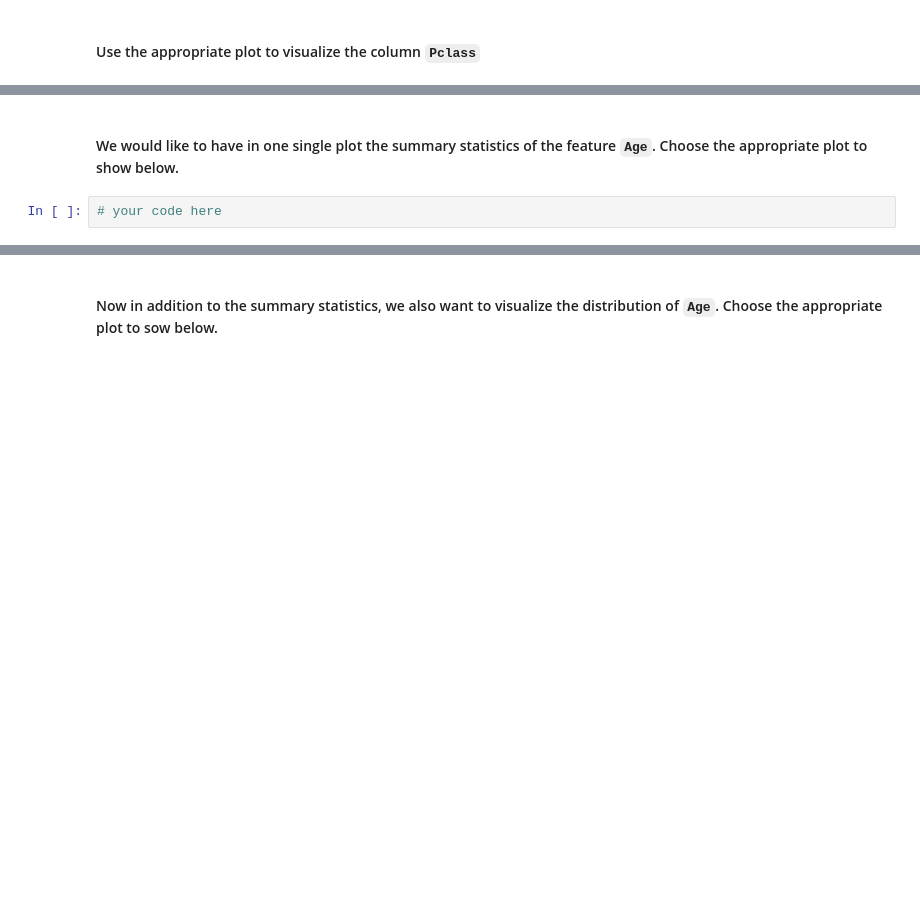
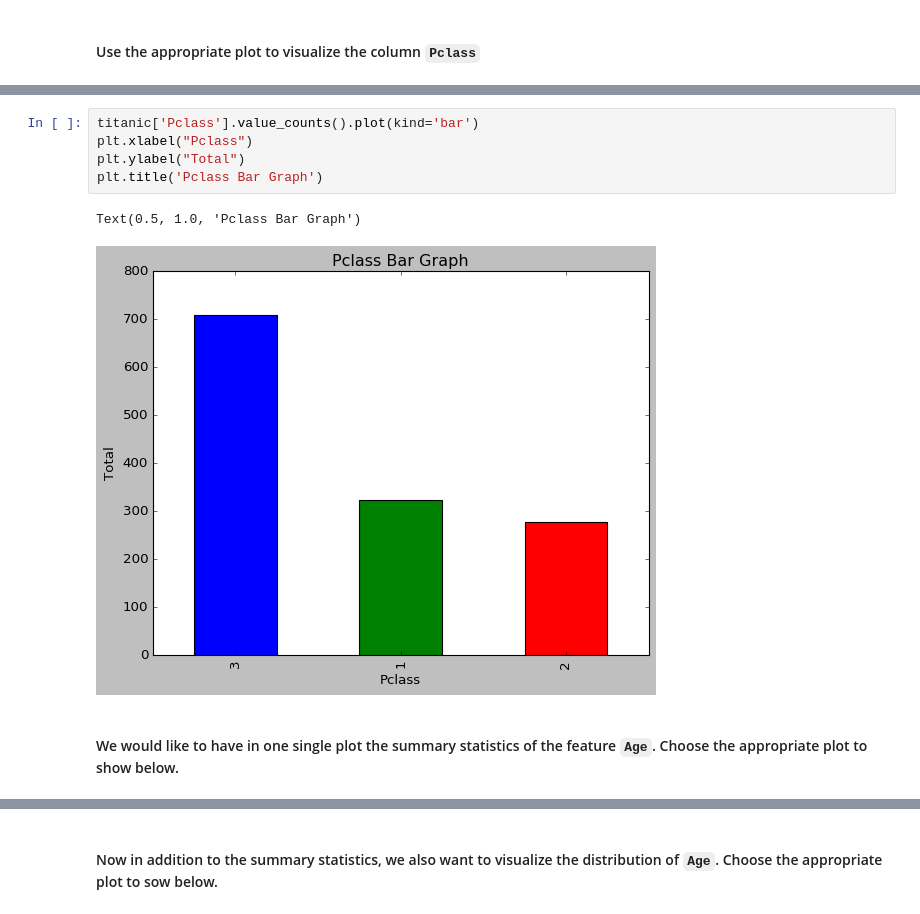
Before and after one commit to marisfont/madrid-oct-2018, a Jupyter notebook: module-2/lab-matplotlib-seaborn/your-code/challenge-3.ipynb, the cells around one changed output, grey strips where cells are left out. Cells and saved outputs as stored; diff of their text form; blank space fills up the shorter version.

```diff
--- a/module-2/lab-matplotlib-seaborn/your-code/challenge-3.ipynb
+++ b/module-2/lab-matplotlib-seaborn/your-code/challenge-3.ipynb
@@ -159,4 +161,10 @@ TypeError: unsupported operand type(s) for /: 'str' and 'int'
+# %%
+titanic['Pclass'].value_counts().plot(kind='bar')
+plt.xlabel("Pclass")
+plt.ylabel("Total")
+plt.title('Pclass Bar Graph')
+# %% [output]
+Text(0.5, 1.0, 'Pclass Bar Graph')
+[figure, added]
 # %% [markdown]
 #### We would like to have in one single plot the summary statistics of the feature `Age`. Choose the appropriate plot to show below.
-# %%
-# your code here
```
Also changed, not shown: parts of 21 cells of this notebook.
